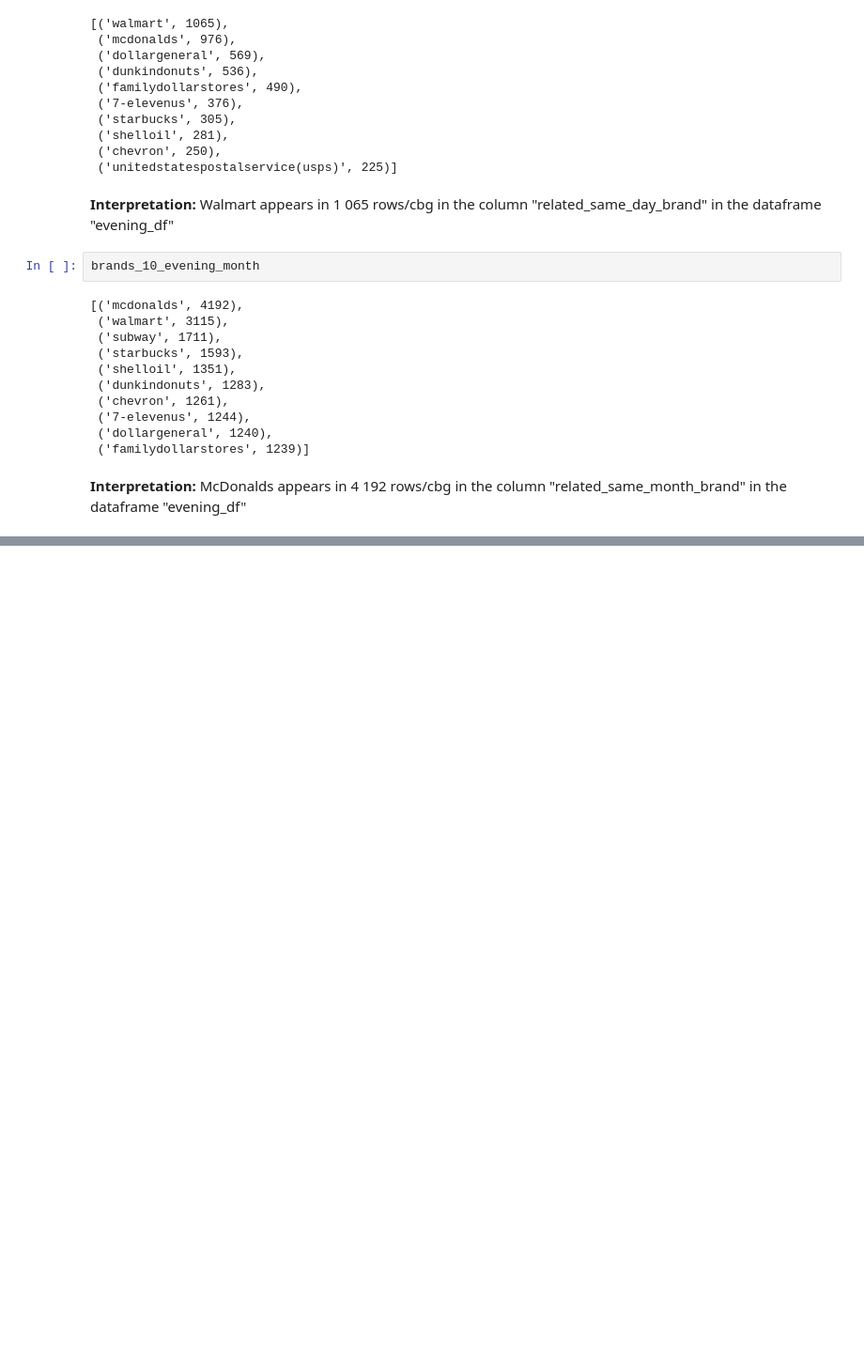
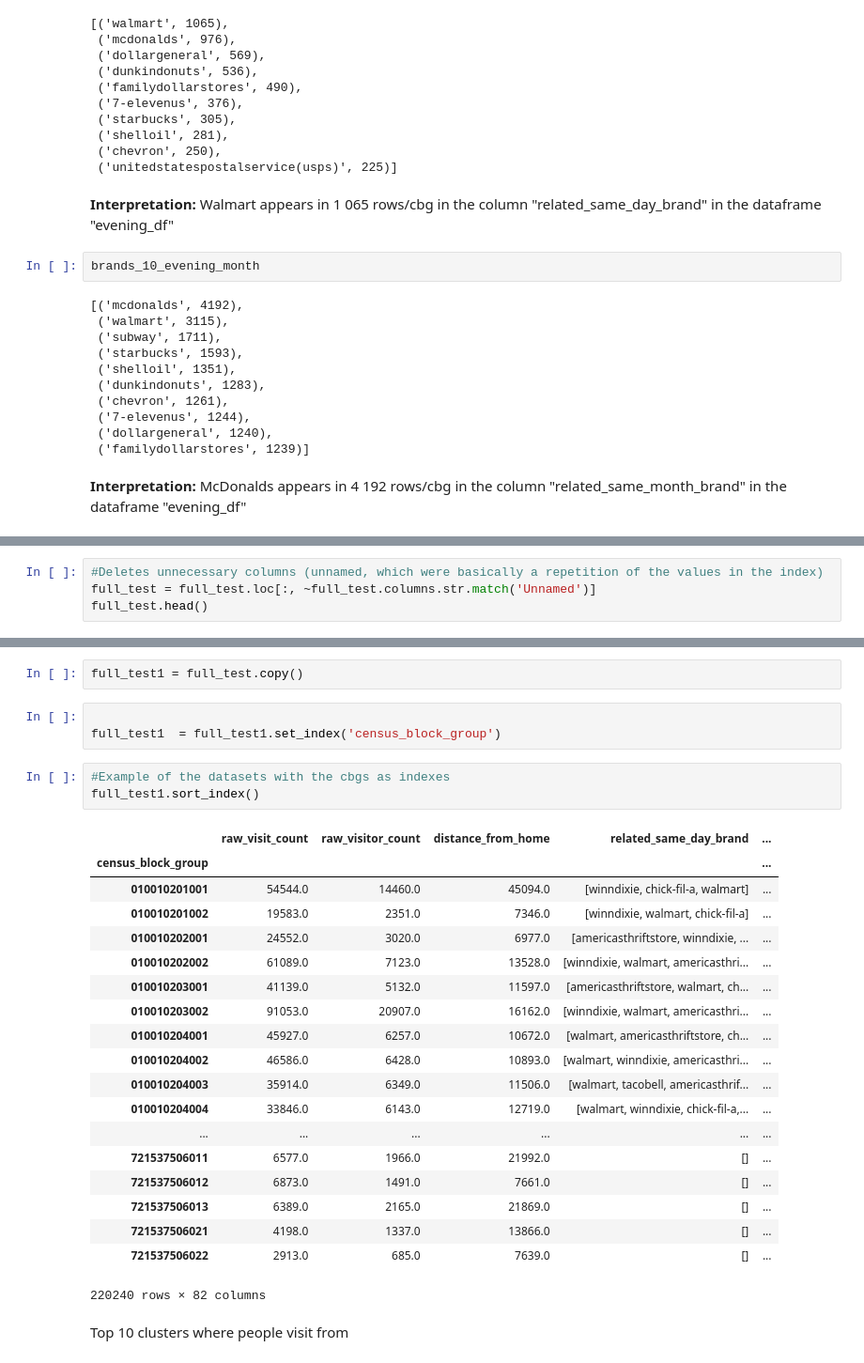
Before and after one commit to Crosita/Capstone-Project-1, a Jupyter notebook: EDA_Capstone_1.ipynb, the cells around one changed output, grey strips where cells are left out. Shown at 94% size. Saved outputs shown, nothing was run; the diff lists cells and outputs as text; blank space fills up the shorter version.

```diff
--- a/EDA_Capstone_1.ipynb
+++ b/EDA_Capstone_1.ipynb
@@ -766,0 +1007,4 @@ brands_10_evening_month
+# %%
+#Deletes unnecessary columns (unnamed, which were basically a repetition of the values in the index)
+full_test = full_test.loc[:, ~full_test.columns.str.match('Unnamed')]
+full_test.head()
@@ -766,0 +1113,30 @@ brands_10_evening_month
+# %%
+full_test1 = full_test.copy()
+# %%
+
+full_test1  = full_test1.set_index('census_block_group')
+# %%
+#Example of the datasets with the cbgs as indexes
+full_test1.sort_index()
+# %% [output]
+|  | raw_visit_count | raw_visitor_count | distance_from_home | related_same_day_brand | ... |
+| census_block_group |  |  |  |  | ... |
+| 010010201001 | 54544.0 | 14460.0 | 45094.0 | [winndixie, chick-fil-a, walmart] | ... |
+| 010010201002 | 19583.0 | 2351.0 | 7346.0 | [winndixie, walmart, chick-fil-a] | ... |
+| 010010202001 | 24552.0 | 3020.0 | 6977.0 | [americasthriftstore, winndixie, ... | ... |
+| 010010202002 | 61089.0 | 7123.0 | 13528.0 | [winndixie, walmart, americasthri... | ... |
+| 010010203001 | 41139.0 | 5132.0 | 11597.0 | [americasthriftstore, walmart, ch... | ... |
+| 010010203002 | 91053.0 | 20907.0 | 16162.0 | [winndixie, walmart, americasthri... | ... |
+| 010010204001 | 45927.0 | 6257.0 | 10672.0 | [walmart, americasthriftstore, ch... | ... |
+| 010010204002 | 46586.0 | 6428.0 | 10893.0 | [walmart, winndixie, americasthri... | ... |
+| 010010204003 | 35914.0 | 6349.0 | 11506.0 | [walmart, tacobell, americasthrif... | ... |
+| 010010204004 | 33846.0 | 6143.0 | 12719.0 | [walmart, winndixie, chick-fil-a,... | ... |
+| ... | ... | ... | ... | ... | ... |
+| 721537506011 | 6577.0 | 1966.0 | 21992.0 | [] | ... |
+| 721537506012 | 6873.0 | 1491.0 | 7661.0 | [] | ... |
+| 721537506013 | 6389.0 | 2165.0 | 21869.0 | [] | ... |
+| 721537506021 | 4198.0 | 1337.0 | 13866.0 | [] | ... |
+| 721537506022 | 2913.0 | 685.0 | 7639.0 | [] | ... |
+220240 rows × 82 columns
+# %% [markdown]
+<p>Top 10 clusters where people visit from </p>
```
Also changed, not shown: parts of 135 cells of this notebook.
